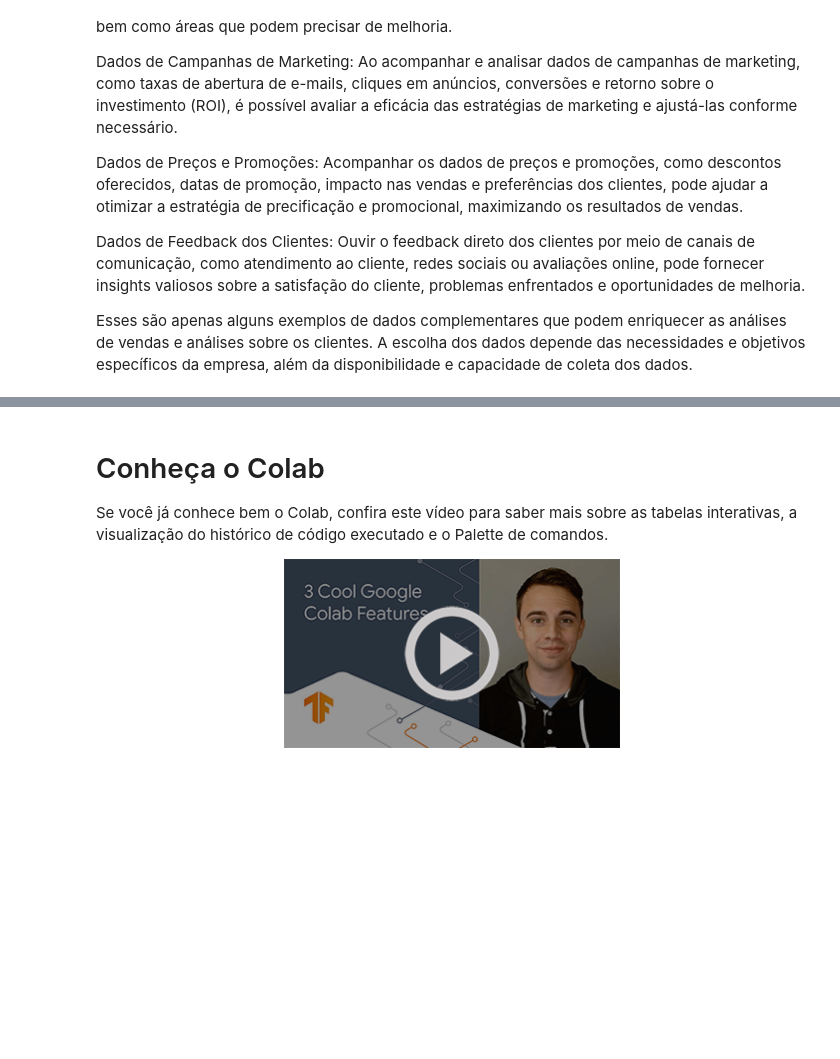
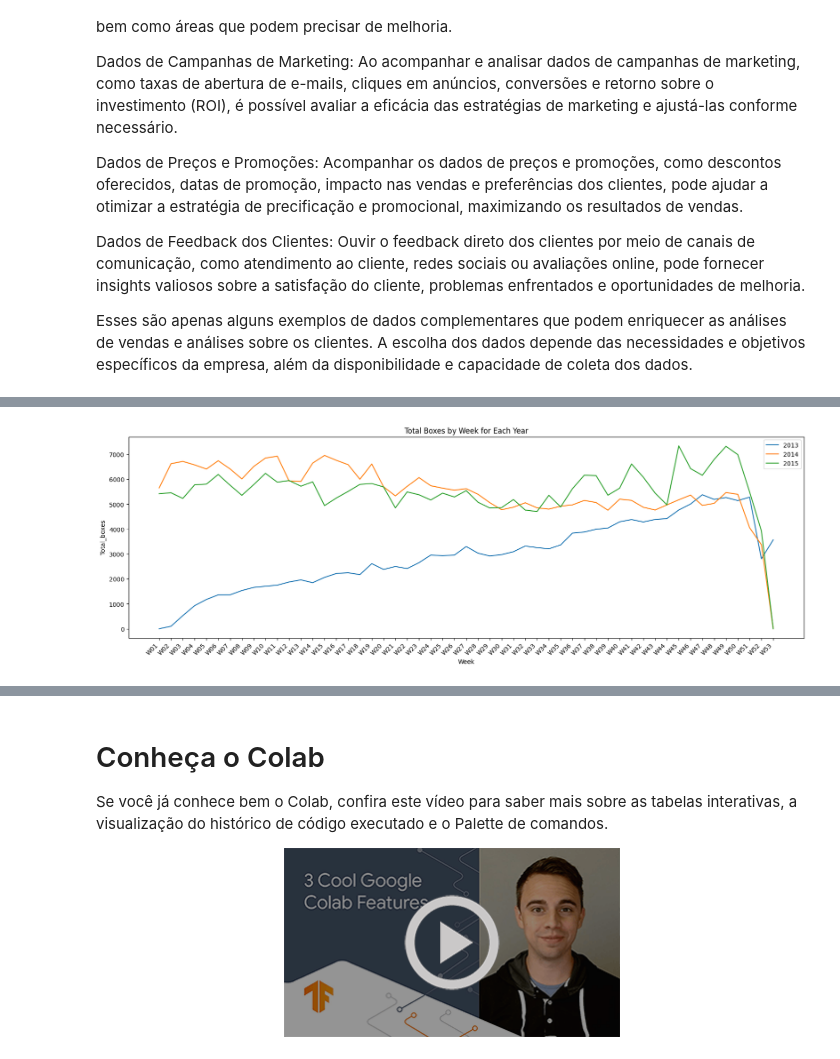
Before and after one commit to FabiBarbos/Churn, a Jupyter notebook: Olá,_este_é_o_Colaboratory.ipynb, the cells around one changed output, grey strips where cells are left out. Cells and saved outputs as stored; diff of their text form; code cells hidden in the pictures; blank space fills up the shorter version.

```diff
--- a/Olá,_este_é_o_Colaboratory.ipynb
+++ b/Olá,_este_é_o_Colaboratory.ipynb
@@ -147,0 +412,2 @@ Esses são apenas alguns exemplos de dados complementares que podem enriquecer a
+# %%
+df_resultado_boxes_por_semana_2014 = resultado_boxes_por_semana_2014.assign(year=pd.Series(["2014"] * len(resultado_boxes_por_semana_2014)))
@@ -147,0 +423,6 @@ Esses são apenas alguns exemplos de dados complementares que podem enriquecer a
+# %%
+# Filtrar as informações do ano de 2015
+df_2015 = df_mes_a_mes[df_mes_a_mes['year'] == 2015]
+
+# Exibir o resultado
+print(df_2015)
@@ -147,0 +486,2 @@ Esses são apenas alguns exemplos de dados complementares que podem enriquecer a
+# %%
+df_resultado_boxes_por_semana_2015 = resultado_boxes_por_semana_2015.assign(year=pd.Series(["2015"] * len(resultado_boxes_por_semana_2015)))
@@ -147,0 +497,6 @@ Esses são apenas alguns exemplos de dados complementares que podem enriquecer a
+# %%
+# Juntar os três DataFrames boxes por semana
+df_boxes_semana = pd.concat([df_resultado_boxes_por_semana_2013, df_resultado_boxes_por_semana_2014, df_resultado_boxes_por_semana_2015])
+
+# Exibir o DataFrame resultante
+print(df_boxes_semana)
@@ -147,0 +518,27 @@ Esses são apenas alguns exemplos de dados complementares que podem enriquecer a
+# %%
+# Criar figura e eixos
+fig, ax = plt.subplots(figsize=(20, 6))
+
+# Iterar sobre cada ano único presente no DataFrame
+for year in df_boxes_semana['year'].unique():
+    # Filtrar o DataFrame pelo ano atual
+    df_year = df_boxes_semana[df_boxes_semana['year'] == year]
+
+    # Plotar o gráfico de linhas para o ano atual
+    ax.plot(df_year['week'], df_year['Total_boxes'], label=year)
+
+# Configurar rótulos e título do gráfico
+ax.set_xlabel('Week')
+ax.set_ylabel('Total_boxes')
+ax.set_title('Total Boxes by Week for Each Year')
+
+# Ajustar espaçamento e orientação dos rótulos do eixo x
+plt.xticks(rotation=45, ha='right')
+
+# Adicionar legenda
+ax.legend()
+
+# Exibir o gráfico
+plt.show()
+# %% [output]
+[figure, added]
```
Also changed, not shown: parts of 24 cells of this notebook.
